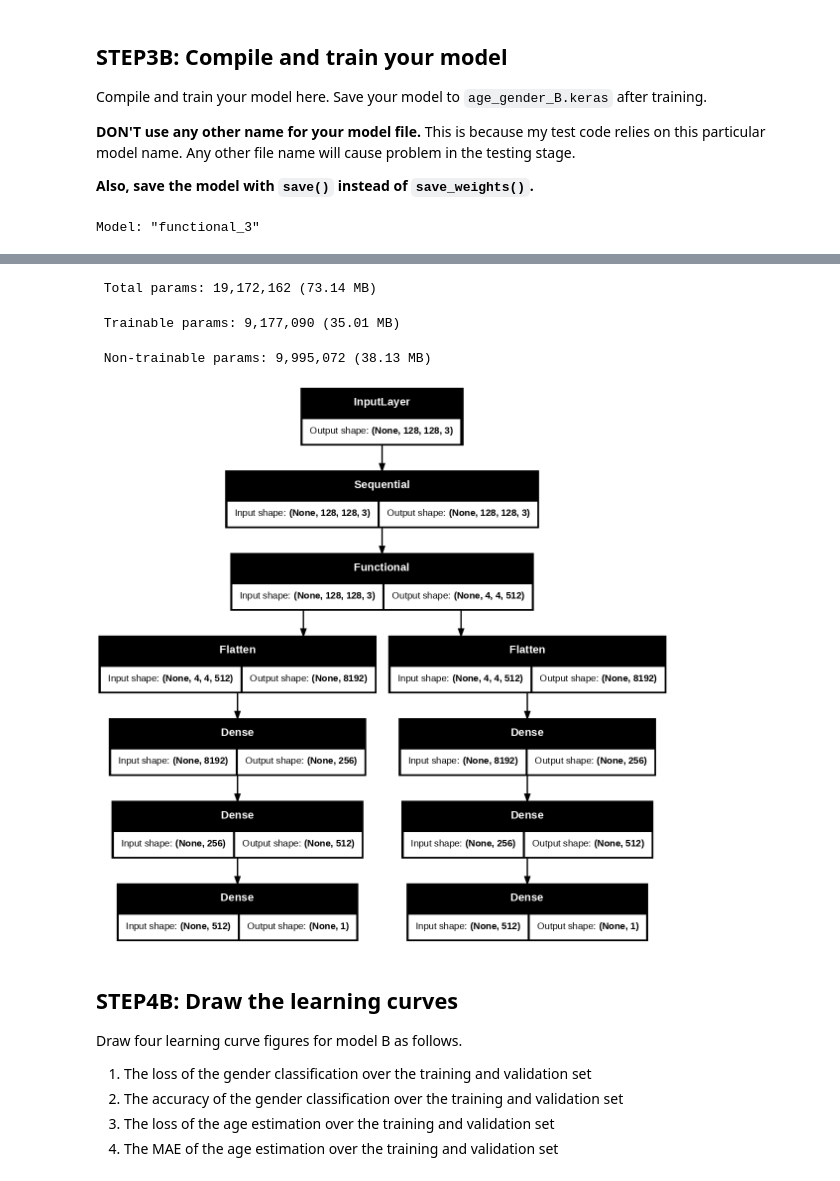
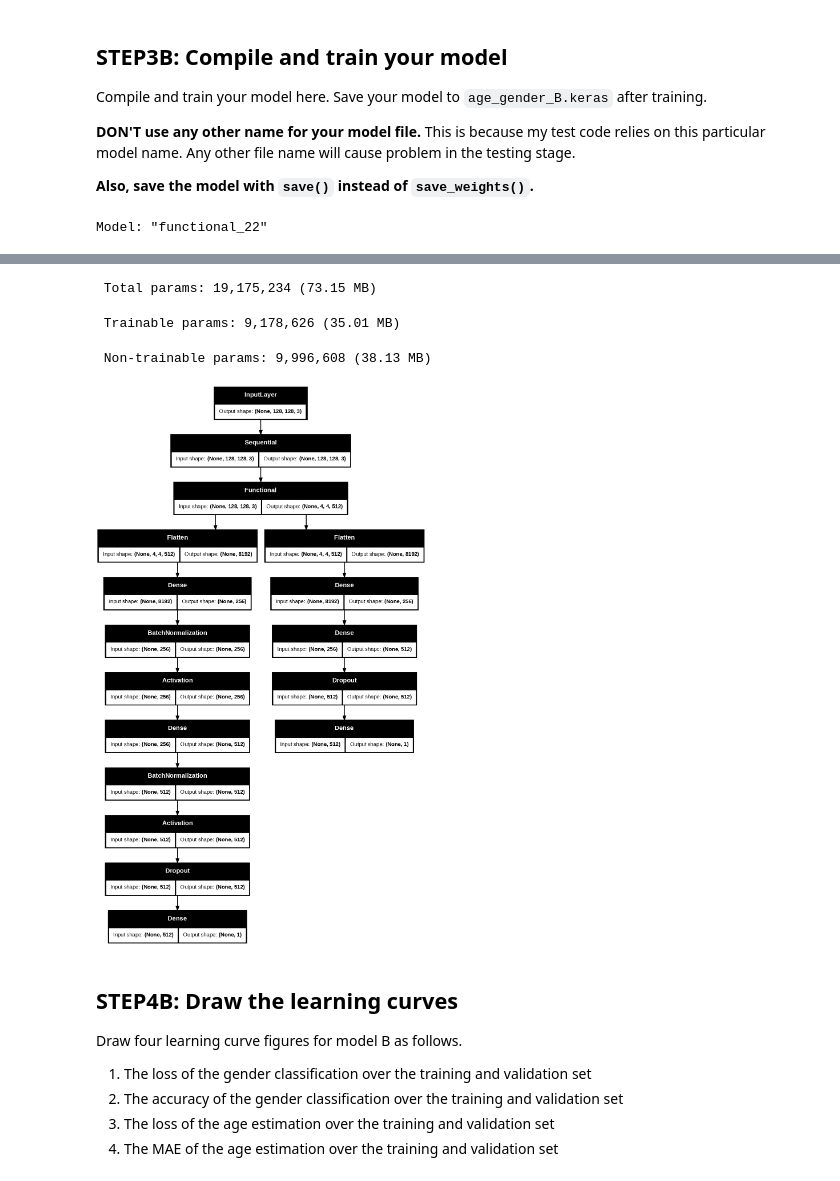
Before and after one commit to omarriyaz/age_gender_estimation_CNN, a Jupyter notebook: age_gender_submit.ipynb, the cells around one changed output, grey strips where cells are left out. Cells and saved outputs as stored; diff of their text form; code cells hidden in the pictures.

Commit message:
BETTER GRAPHS

```diff
--- a/age_gender_submit.ipynb
+++ b/age_gender_submit.ipynb
@@ -497,20 +487,38 @@ shared_layer = data_augmentation(input)
 # Feed input into VGG16
 shared_layer = base_model(shared_layer, training = False)
 
+# # Extra convolutional layers
+# shared_layer = layers.Conv2D(128, (3, 3), padding='same', activation='relu')(shared_layer)
+# shared_layer = layers.BatchNormalization()(shared_layer)
+# shared_layer = layers.MaxPooling2D(pool_size=(2, 2))(shared_layer)
+
+# shared_layer = layers.Conv2D(256, (3, 3), padding='same', activation='relu')(shared_layer)
+# shared_layer = layers.BatchNormalization()(shared_layer)
+# shared_layer = layers.MaxPooling2D(pool_size=(2, 2))(shared_layer)
+
 # Flatten the outputs
 gender = layers.Flatten()(shared_layer)
 age = layers.Flatten()(shared_layer)
 
 # Dense layers for Gender
-gender = Dense(256, use_bias=False, kernel_regularizer=l2(0.01), activation = 'relu')(gender)
-gender = Dense(512, use_bias=False, kernel_regularizer=l2(0.01), activation = 'relu')(gender)
+gender = Dense(256, use_bias=False, kernel_regularizer=l2(0.001), activation = 'relu')(gender)
+gender = Dense(512, use_bias=False, kernel_regularizer=l2(0.001), activation = 'relu')(gender)
+gender = Dropout(0.5)(gender)
 
 # Output layer for Gender
 gender_output = Dense(1, activation='sigmoid', name='gender')(gender)
 
 # Dense layers for Age
-age = Dense(256, use_bias=False, kernel_regularizer=l2(0.01), activation = 'relu')(age)
-age = Dense(512, use_bias=False, kernel_regularizer=l2(0.01), activation = 'relu')(age)
+age = Dense(256, use_bias=False, kernel_regularizer=l2(0.001))(age)
+age = BatchNormalization()(age)
+age = Activation('relu')(age)
+
+age = Dense(512, use_bias=False, kernel_regularizer=l2(0.001))(age)
+age = BatchNormalization()(age)
+age = Activation('relu')(age)
+
+# Dropout for Age
+age = Dropout(0.3)(age)
 
 # Output layer for Gender
 age_output = Dense(1, activation='relu', name='age')(age)
@@ -523,7 +531,7 @@ modelB.summary()
 from tensorflow.keras.utils import plot_model
 plot_model(modelB, show_shapes=True,dpi=100)
 # %% [output]
-Model: "functional_3"
+Model: "functional_22"
 ┏━━━━━━━━━━━━━━━━━━━━━━━━━━━┳━━━━━━━━━━━━━━━━━━━━━━━━┳━━━━━━━━━━━━━━━━┳━━━━━━━━━━━━━━━━━━━━━━━━┓
 ┃ Layer (type)              ┃ Output Shape           ┃        Param # ┃ Connected to           ┃
 ┡━━━━━━━━━━━━━━━━━━━━━━━━━━━╇━━━━━━━━━━━━━━━━━━━━━━━━╇━━━━━━━━━━━━━━━━╇━━━━━━━━━━━━━━━━━━━━━━━━┩
@@ -543,8 +551,8 @@ Model: "functional_3"
 └───────────────────────────┴────────────────────────┴────────────────┴────────────────────────┘
- Total params: 19,172,162 (73.14 MB)
+ Total params: 19,175,234 (73.15 MB)
- Trainable params: 9,177,090 (35.01 MB)
+ Trainable params: 9,178,626 (35.01 MB)
- Non-trainable params: 9,995,072 (38.13 MB)
+ Non-trainable params: 9,996,608 (38.13 MB)
-[figure, old version]
+[figure, new version]
 # %% [markdown]
 ## STEP4B: Draw the learning curves
 Draw four learning curve figures for model B as follows.
```
Also changed, not shown: parts of 10 cells of this notebook.
